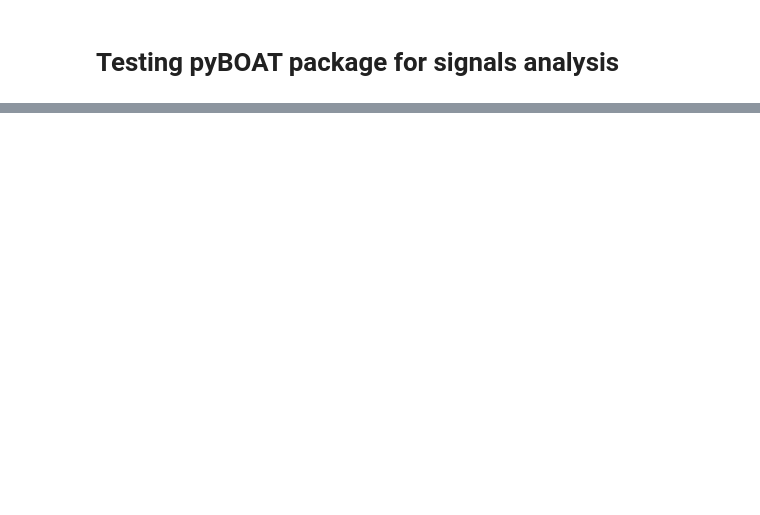
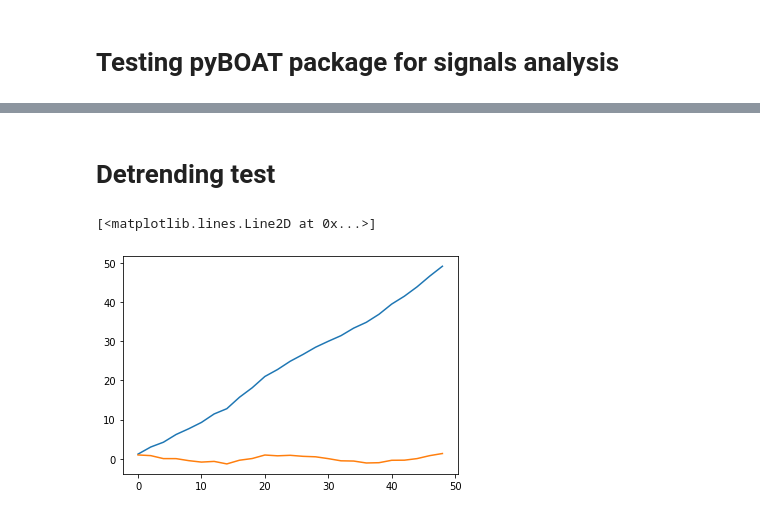
Before and after one commit to VESTUArthur/RDA, a Jupyter notebook: code/Case_study_1/pyboat_test.ipynb, the cells around one changed output, grey strips where cells are left out. Cells and saved outputs as stored; diff of their text form; code cells hidden in the pictures; blank space fills up the shorter version.

Commit message:
adding detrending tools

```diff
--- a/code/Case_study_1/pyboat_test.ipynb
+++ b/code/Case_study_1/pyboat_test.ipynb
@@ -44,3 +47,18 @@ for i in [1,2,3]:
         df = pd.read_csv(folder_in+FILENAME,index_col=0)
         rda.analysis(df,FILENAME,lines=0)
 df
+# %% [markdown]
+# Detrending test
+# %%
+from scipy.signal import detrend
+import numpy as np
+FILENAME=f"c1_n03_t0.csv"
+folder_in = f'Out/{FILENAME[:-4]}/'
+df = pd.read_csv(folder_in+FILENAME,index_col=0)
+x=df.columns.to_numpy().astype(float)
+y=df.iloc[0]+ x
+plt.plot(x,y)
+plt.plot(x,detrend(y))
+# %% [output]
+[<matplotlib.lines.Line2D at 0x...>]
+[figure, added]
```
Also changed, not shown: parts of 3 cells of this notebook, 2 other files.
